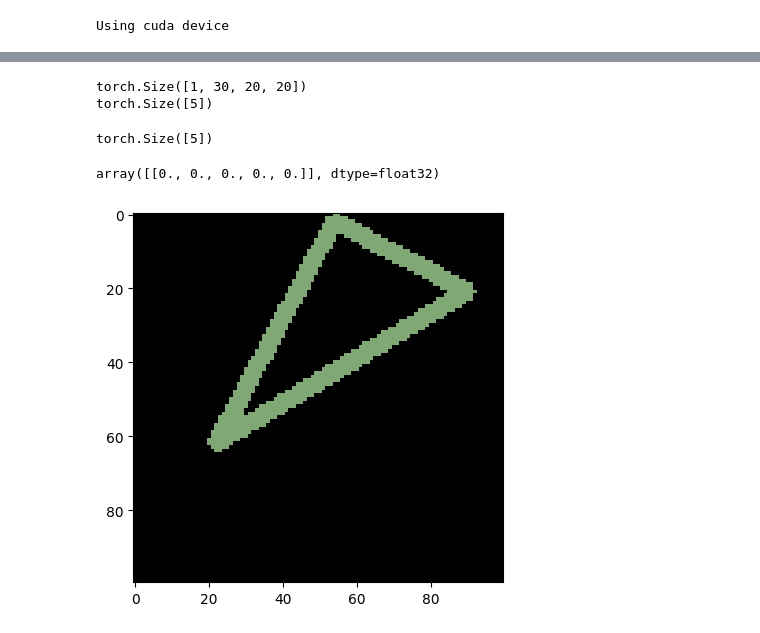
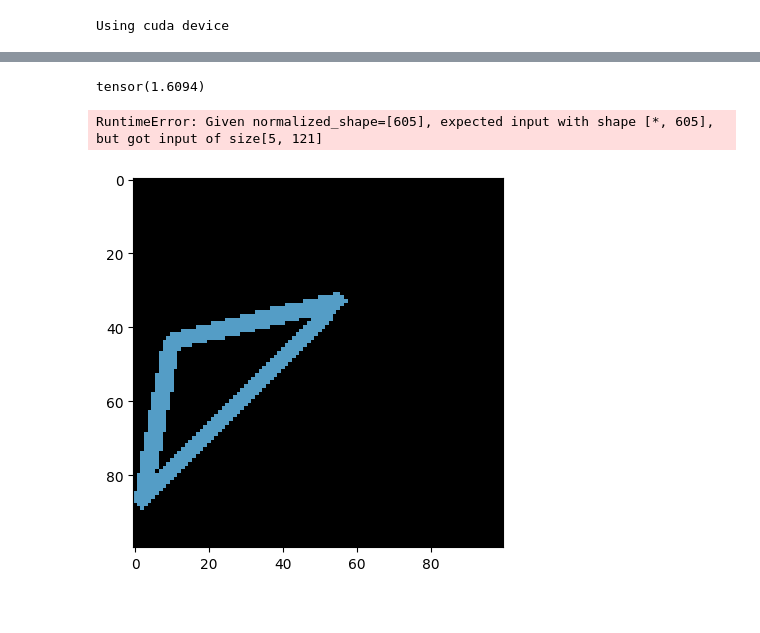
Before and after one commit to miriusz6/NNMultiClassClassifier, a Jupyter notebook: kupa.ipynb, the cells around one changed output, grey strips where cells are left out. Drawn from its saved outputs; the diff is of its cells as text; code cells hidden in the pictures.

```diff
--- a/kupa.ipynb
+++ b/kupa.ipynb
@@ -82,11 +177,14 @@ from tqdm.notebook import tqdm
 import matplotlib.pyplot as plt
 from torcheval.metrics.functional import multiclass_accuracy
 from torch.nn import CrossEntropyLoss
+# %%
+# TRAINING LOOP
+model = tit()
+model = model.to(device)
+train_loader = DataLoader(train_dataset, batch_size=32)#, shuffle=True)
+valid_loader = DataLoader(valid_dataset, batch_size=32)#, shuffle=True)
 # %%
-# TRAINING LOOP
-model = tit().to(device)
-train_loader = DataLoader(train_dataset, batch_size=32, shuffle=True)
-valid_loader = DataLoader(valid_dataset, batch_size=32, shuffle=True)
+
 ps = 0
 for name, param in model.named_parameters():
     #print(f"Layer: {name} | Size: {param.size()} \n")
@@ -94,13 +192,11 @@ for name, param in model.named_parameters():
     ps += param.numel()
 
 
-training_data = None
-
-epochs = 41
+epochs = 24
 
 optimizer = optim.AdamW(model.parameters(), lr=0.01, betas=(0.9, 0.999), eps=1e-08, weight_decay=0.1, amsgrad=False)
 optimizer.zero_grad()
-scheduler = optim.lr_scheduler.StepLR(optimizer, step_size=10, gamma=0.2) #learning rate decay
+scheduler = optim.lr_scheduler.StepLR(optimizer, step_size=3, gamma=0.5) #learning rate decay
 criterion = CrossEntropyLoss()
 iter_num = 0
 
@@ -136,7 +232,7 @@ for epoch in epoch_pbar:
 
     train_loss /= (i+1)
 
-    if (epoch == 0) or (epoch > 10 and epoch % 5 == 0):
+    if (epoch == 0) or (epoch > 4 and epoch % 5 == 0):
         model.eval()
         valid_loss = 0
         valid_accuracy = 0
@@ -154,6 +250,8 @@ for epoch in epoch_pbar:
 
         valid_loss /= (i+1)
         valid_accuracy /= (i+1)
+
+
         print('Validation loss {} | Validation accuracy {}'.format(round(valid_loss, 4), round(valid_accuracy.item(), 4)))
 
     print('Epoch num {}| train loss {} | lr_opt {} \n'.format(epoch,round(train_loss, 4),optimizer.param_groups[0]['lr']))
@@ -167,7 +265,7 @@ for epoch in epoch_pbar:
         best_epoch = epoch
         #print('New lowest loss: {} at epoch {}'.format(round(lowest_loss, 4), best_epoch))
 
-    elif epoch>15 and epoch - best_epoch > 5:
+    elif epoch>15 and epoch - best_epoch > 8:
         print('Early stopping at epoch {}. Best epoch: {} with score {} '.format(epoch, best_epoch, lowest_loss))
         break
 
@@ -217,17 +292,0 @@ torch.Size([3, 20, 20])
-# %%
-# from 3x100x100 to 3x20x20
-c1 = nn.Conv2d(3, 30, 5, stride=5, padding=0)
-l1  = nn.Linear(30*20*20, 5, bias=True)
-re1 = nn.ReLU()
-
-triangle_tensor = torch.tensor(triangle).permute(2, 0, 1).unsqueeze(0).float()
-triangle_tensor = c1(triangle_tensor)
-print(triangle_tensor.shape)
-triangle_tensor = l1(triangle_tensor.flatten())
-print(triangle_tensor.shape)
-triangle_tensor = re1(triangle_tensor)
-triangle_tensor.shape
-# %% [output]
-torch.Size([1, 30, 20, 20])
-torch.Size([5])
-torch.Size([5])
@@ -234,16 +297,36 @@ torch.Size([5])
+# %%
+crit = nn.CrossEntropyLoss()
+dummy_pred = [0,0,0,0,0]
+dummy_abel = 4
+dummy_pred = torch.tensor(dummy_pred).float()
+dummy_abel = torch.tensor(dummy_abel)
+crit(dummy_pred,dummy_abel)
+# %% [output]
+tensor(1.6094)
 # %%
 # make random triangle
 from helpers import draw_random_triangle
+crit = nn.CrossEntropyLoss()
 model.cpu()
-triangle = draw_random_triangle(100,(1,5))
+triangle1 = draw_random_triangle(100,(1,5))
 # visualize triangle
 plt.imshow(triangle)
 # use model to predict triangle
-triangle_tensor = torch.tensor(triangle).permute(2, 0, 1).unsqueeze(0).float()
+triangle_tensor1 = torch.tensor(triangle1).permute(2, 0, 1).float()
+# triangle2 = draw_random_triangle(100,(1,5))
+# triangle_tensor2 = torch.tensor(triangle1).permute(2, 0, 1).float()
+
+# # make mini-batch of triangles
+# batch = torch.stack([triangle_tensor1,triangle_tensor2])
 with torch.no_grad():
-    triangle_tensor = model(triangle_tensor)
-triangle_tensor = triangle_tensor.detach().numpy()
-triangle_tensor
+    pred = model(triangle_tensor1)
+
+
+print(pred)
+# calculate loss
+target = torch.tensor([4])
+loss = crit(pred, target)
+print(loss)
 # %% [output]
-array([[0., 0., 0., 0., 0.]], dtype=float32)
+RuntimeError: Given normalized_shape=[605], expected input with shape [*, 605], but got input of size[5, 121]
-[figure, old version]
+[figure, new version]
```
Also changed, not shown: parts of 10 cells of this notebook, 1 other file.
